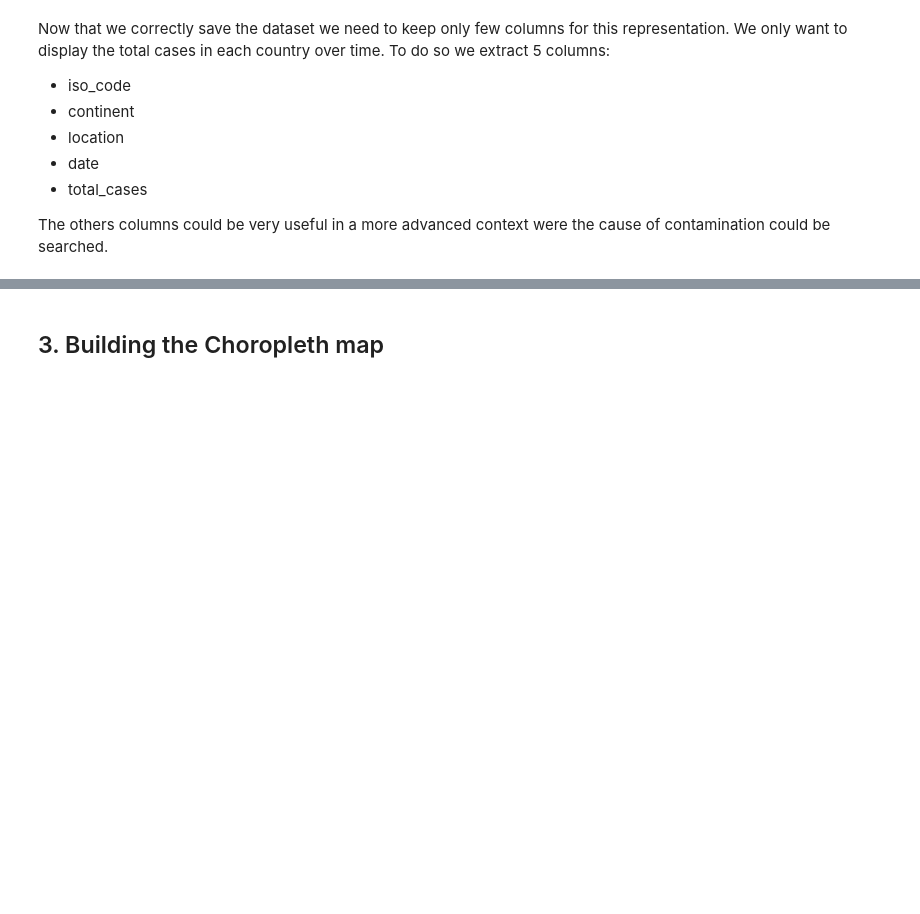
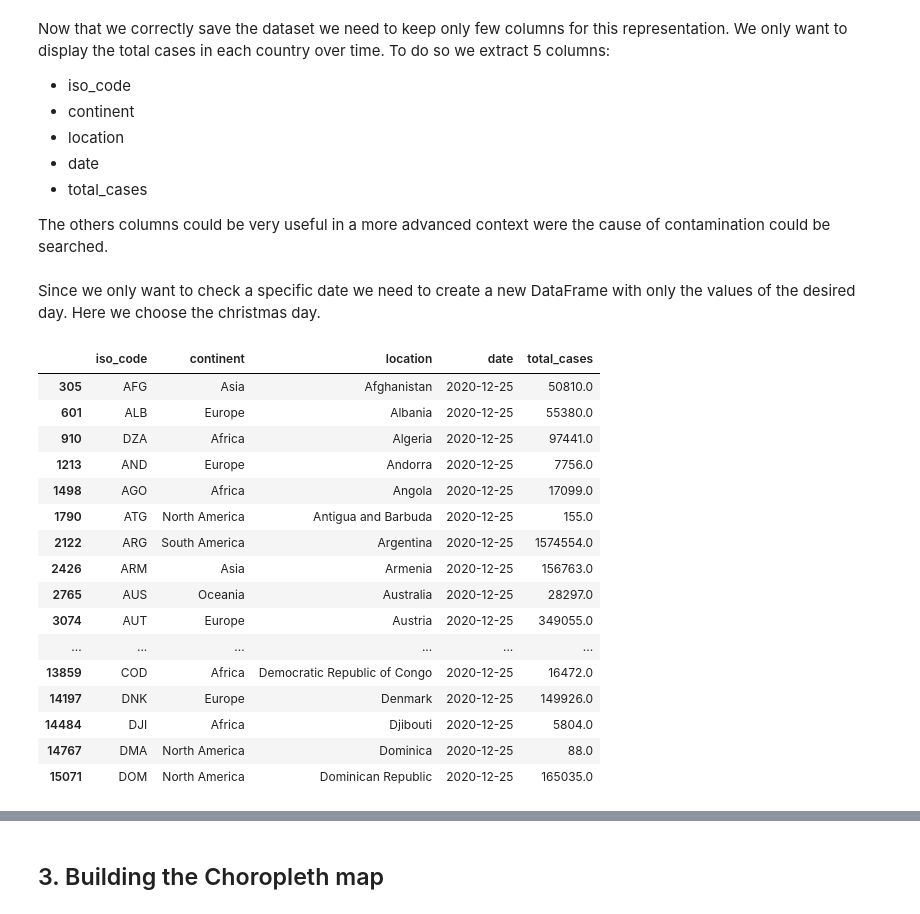
Before and after one commit to bc2606/covid19-data-visualisation, a Jupyter notebook: covid19-notebook.ipynb, the cells around one changed output, grey strips where cells are left out. Saved outputs shown, nothing was run; the diff lists cells and outputs as text; code cells hidden in the pictures; blank space fills up the shorter version.

```diff
--- a/covid19-notebook.ipynb
+++ b/covid19-notebook.ipynb
@@ -67 +70,24 @@ simp_covid_df['location'].unique()
 simp_covid_df = simp_covid_df[simp_covid_df.location != 'World']
+# %% [markdown]
+Since we only want to check a specific date we need to create a new DataFrame with only the values of the desired day. Here we choose the christmas day.
+# %%
+xmas_df = simp_covid_df[simp_covid_df['date'] == '2020-12-25']
+xmas_df.head(50)
+# %% [output]
+|  | iso_code | continent | location | date | total_cases |
+| 305 | AFG | Asia | Afghanistan | 2020-12-25 | 50810.0 |
+| 601 | ALB | Europe | Albania | 2020-12-25 | 55380.0 |
+| 910 | DZA | Africa | Algeria | 2020-12-25 | 97441.0 |
+| 1213 | AND | Europe | Andorra | 2020-12-25 | 7756.0 |
+| 1498 | AGO | Africa | Angola | 2020-12-25 | 17099.0 |
+| 1790 | ATG | North America | Antigua and Barbuda | 2020-12-25 | 155.0 |
+| 2122 | ARG | South America | Argentina | 2020-12-25 | 1574554.0 |
+| 2426 | ARM | Asia | Armenia | 2020-12-25 | 156763.0 |
+| 2765 | AUS | Oceania | Australia | 2020-12-25 | 28297.0 |
+| 3074 | AUT | Europe | Austria | 2020-12-25 | 349055.0 |
+| ... | ... | ... | ... | ... | ... |
+| 13859 | COD | Africa | Democratic Republic of Congo | 2020-12-25 | 16472.0 |
+| 14197 | DNK | Europe | Denmark | 2020-12-25 | 149926.0 |
+| 14484 | DJI | Africa | Djibouti | 2020-12-25 | 5804.0 |
+| 14767 | DMA | North America | Dominica | 2020-12-25 | 88.0 |
+| 15071 | DOM | North America | Dominican Republic | 2020-12-25 | 165035.0 |
```
Also changed, not shown: parts of 12 cells of this notebook.
